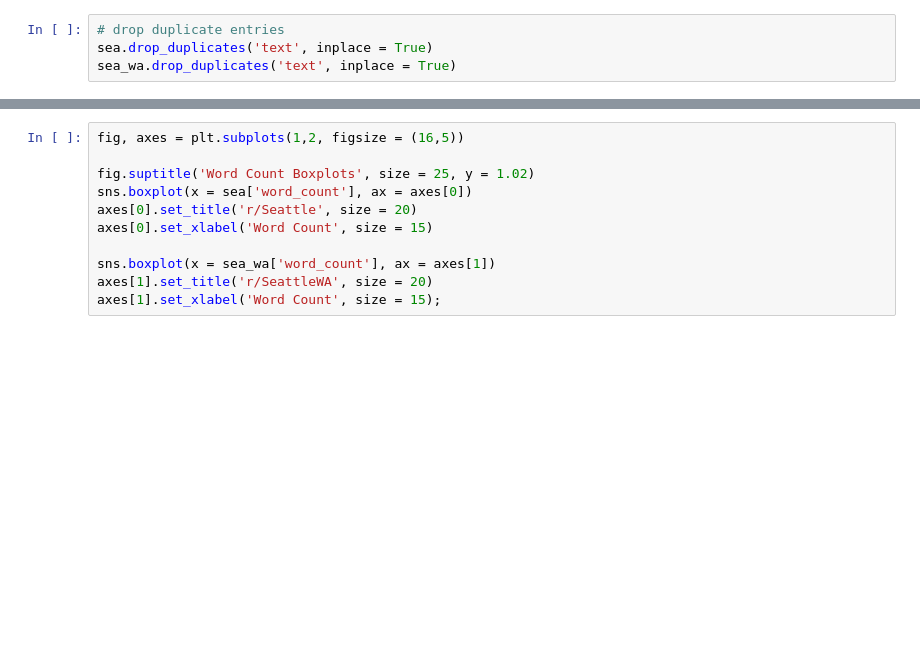
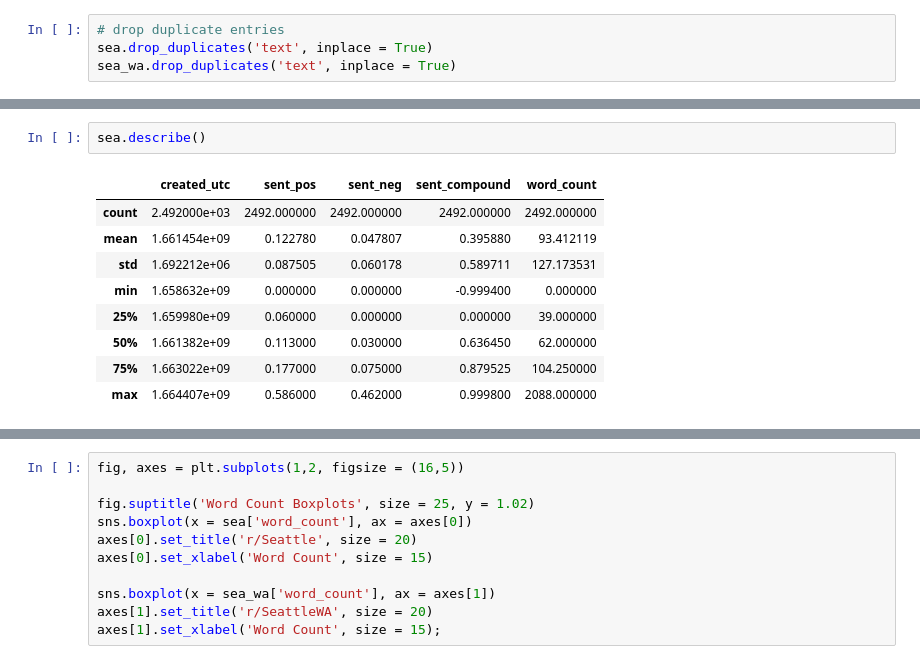
Before and after one commit to jguo052/NLP-Subreddit-Classification, a Jupyter notebook: 01_cleaning.ipynb, the cells around one changed output, grey strips where cells are left out. Saved outputs shown, nothing was run; the diff lists cells and outputs as text; blank space fills up the shorter version.

```diff
--- a/01_cleaning.ipynb
+++ b/01_cleaning.ipynb
@@ -362,0 +353,12 @@ Next let us examine if there are any outliers.
+# %%
+sea.describe()
+# %% [output]
+|  | created_utc | sent_pos | sent_neg | sent_compound | word_count |
+| count | 2.492000e+03 | 2492.000000 | 2492.000000 | 2492.000000 | 2492.000000 |
+| mean | 1.661454e+09 | 0.122780 | 0.047807 | 0.395880 | 93.412119 |
+| std | 1.692212e+06 | 0.087505 | 0.060178 | 0.589711 | 127.173531 |
+| min | 1.658632e+09 | 0.000000 | 0.000000 | -0.999400 | 0.000000 |
+| 25% | 1.659980e+09 | 0.060000 | 0.000000 | 0.000000 | 39.000000 |
+| 50% | 1.661382e+09 | 0.113000 | 0.030000 | 0.636450 | 62.000000 |
+| 75% | 1.663022e+09 | 0.177000 | 0.075000 | 0.879525 | 104.250000 |
+| max | 1.664407e+09 | 0.586000 | 0.462000 | 0.999800 | 2088.000000 |
```
Also changed, not shown: parts of 40 cells of this notebook, 4 other files.
